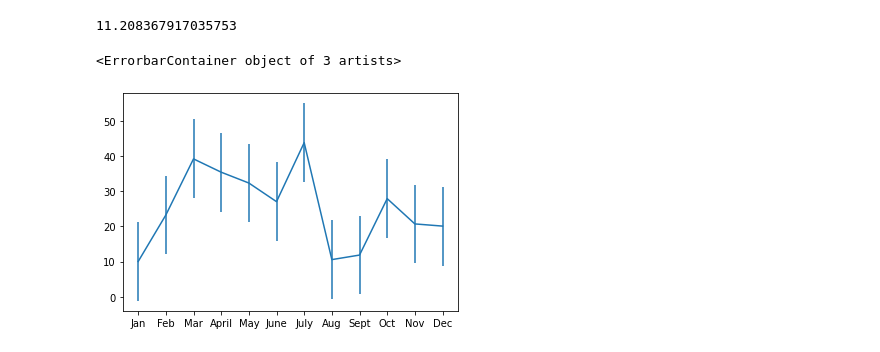
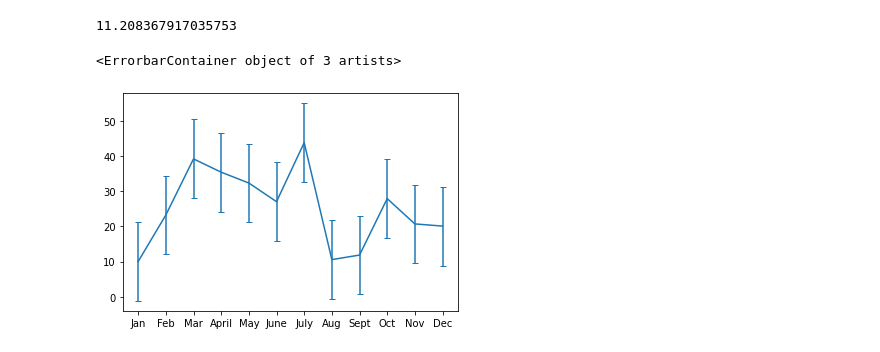
Before and after one commit to juliomeza/PyBer_Analysis, a Jupyter notebook: Chart Extras.ipynb, the cells around one changed output. Drawn from its saved outputs; the diff is of its cells as text; code cells hidden in the pictures.

```diff
--- a/Chart Extras.ipynb
+++ b/Chart Extras.ipynb
@@ -15,7 +16,7 @@ stdev
 # %% [output]
 11.208367917035753
 # %%
-plt.errorbar(x_axis, y_axis, yerr=stdev)
+plt.errorbar(x_axis, y_axis, yerr=stdev, capsize=3)
 # %% [output]
 <ErrorbarContainer object of 3 artists>
-[figure, old version]
+[figure, new version]
```
Also changed, not shown: parts of 6 cells of this notebook.
